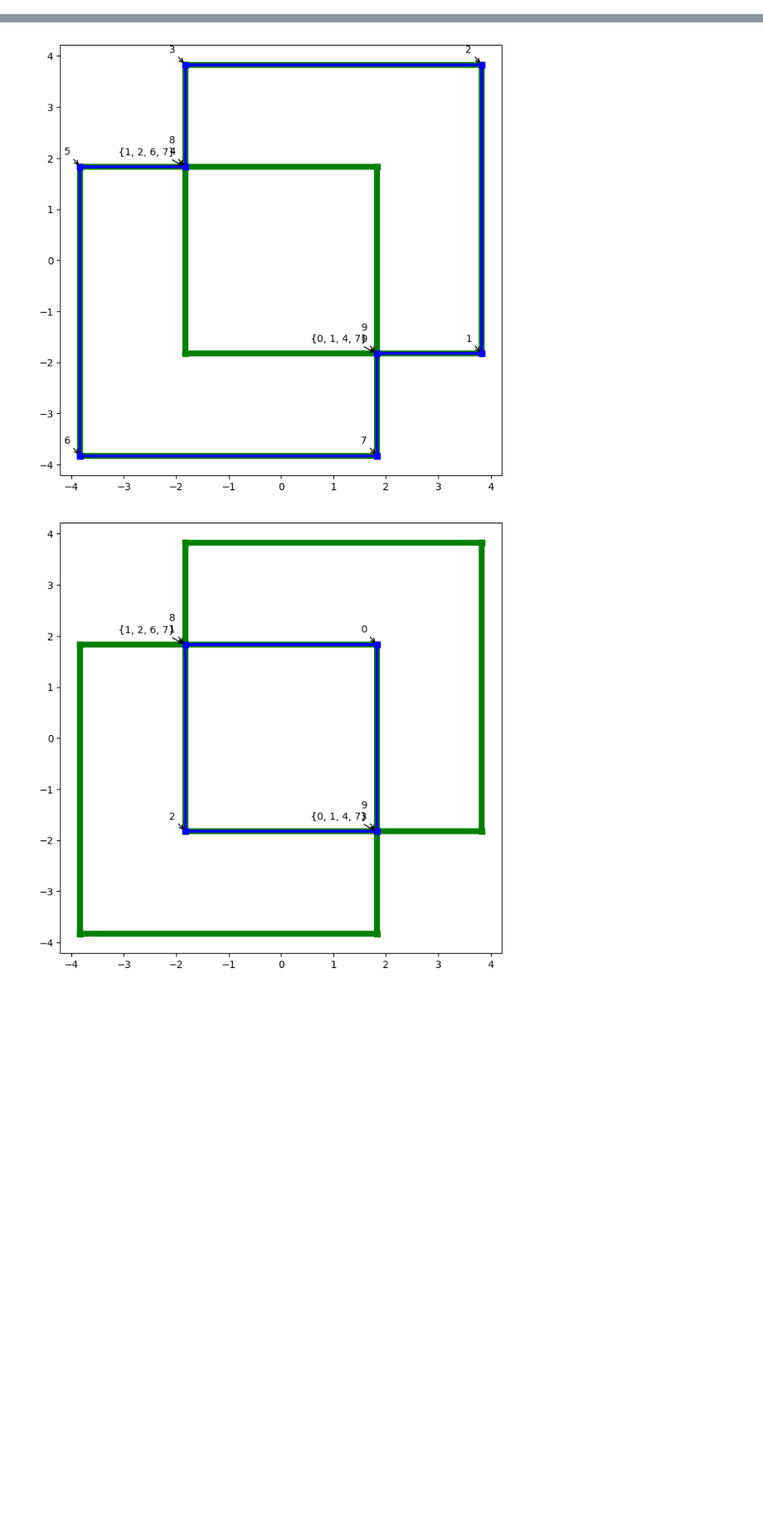
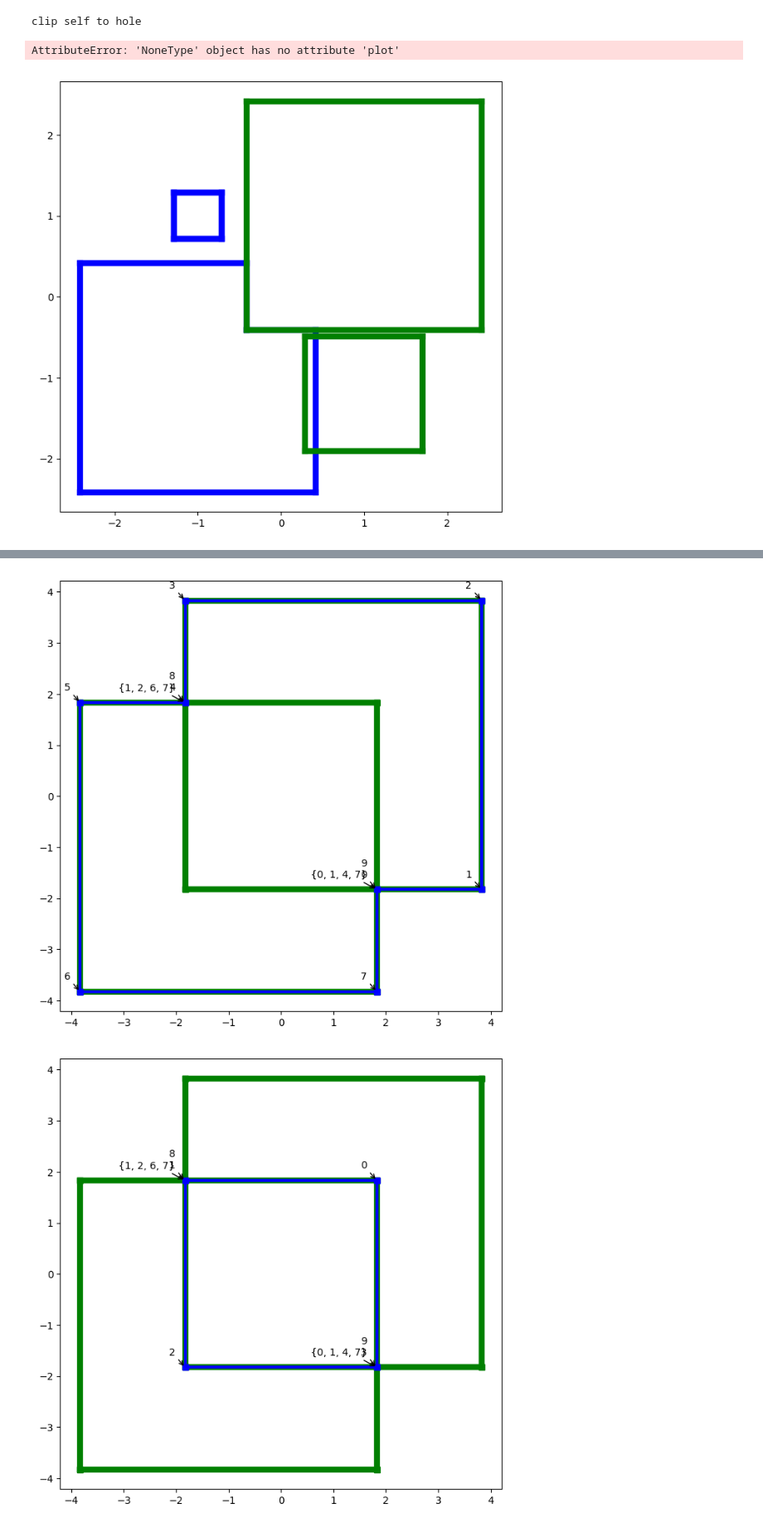
Before and after one commit to ctogle/meshmaker, a Jupyter notebook: notebooks/loop.ipynb, the cells around one changed output, grey strips where cells are left out. Shown at 83% size. Drawn from its saved outputs; the diff is of its cells as text; code cells hidden in the pictures; blank space fills up the shorter version.

```diff
--- a/notebooks/loop.ipynb
+++ b/notebooks/loop.ipynb
@@ -27,0 +66,24 @@ show = partial(show, programs=[MainShader(), EdgeShader(), WireShader(color=vec3
+# %%
+A = vec3(-1, -1, 0).ring(2, 4, True)
+#B = vec3(-1, -1, 0).ring(1, 4, True)
+B = vec3( 1,  1, 0).ring(2, 4, True)
+C = vec3( 1, -1.2, 0).ring(1, 4, True)
+D = vec3(-1,  1, 0).ring(0.4, 4, True)
+E = vec3( 1,  1, 0).ring(0.4, 4, True)
+
+a = Loops([A, D, E])
+b = Loops([B, C])
+
+c = a.embed(B, mode='clip')
+#c = a.cp().difference(b, True)
+#c = a.intersect(b)
+#c = a.union(b)
+
+f, ax = plot()
+a.plot(ax, col='b', lw=6)
+b.plot(ax, col='g', lw=6)
+c.plot(ax, col='r', lw=3)
+# %% [output]
+clip self to hole
+AttributeError: 'NoneType' object has no attribute 'plot'
+[figure, added]
```
Also changed, not shown: parts of 8 cells of this notebook, 12 other files.
